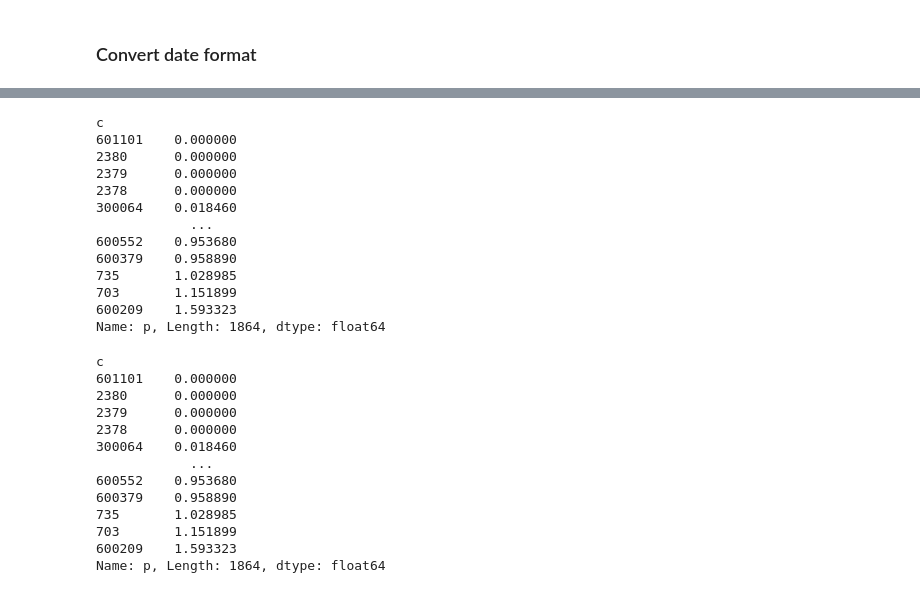
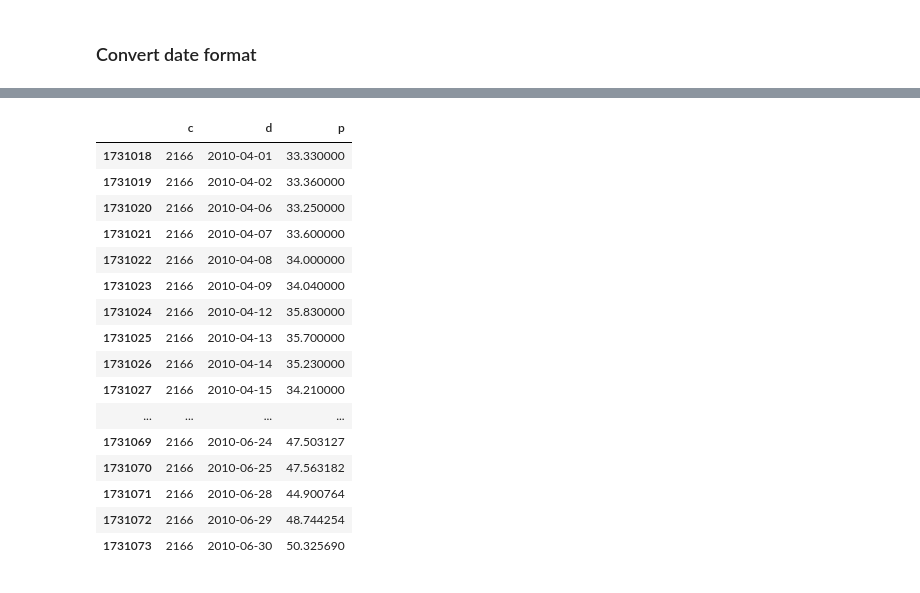
Before and after one commit to tanyanbo/academicwriting, a Jupyter notebook: academicwriting.ipynb, the cells around one changed output, grey strips where cells are left out. Drawn from its saved outputs; the diff is of its cells as text; code cells hidden in the pictures.

```diff
--- a/academicwriting.ipynb
+++ b/academicwriting.ipynb
@@ -81,37 +69,22 @@ df1q10
-# %%
-((df1q10.groupby('c').max() - df1q10.groupby('c').min())['p'] / df1q10.groupby('c').min()['p']).sort_values()
-# %% [output]
-c
-601101    0.000000
-2380      0.000000
-2379      0.000000
-2378      0.000000
-300064    0.018460
-            ...
-600552    0.953680
-600379    0.958890
-735       1.028985
-703       1.151899
-600209    1.593323
-Name: p, Length: 1864, dtype: float64
-# %%
-def divideIntoGroups(df):
-    groupedBy = df.groupby('c')
-    res = (groupedBy.max() - groupedBy.min())['p'] / groupedBy.min()['p']
-    return res.sort_values()
-
-divideIntoGroups(df1q10)
-# %% [output]
-c
-601101    0.000000
-2380      0.000000
-2379      0.000000
-2378      0.000000
-300064    0.018460
-            ...
-600552    0.953680
-600379    0.958890
-735       1.028985
-703       1.151899
-600209    1.593323
-Name: p, Length: 1864, dtype: float64
+# %%
+df1q10 = df[df['d'] <= pd.to_datetime('2010-3-31', format='%Y-%m-%d')]
+df2q10 = df[(df['d'] <= pd.to_datetime('2010-6-30', format='%Y-%m-%d')) & (df['d'] >= pd.to_datetime('2010-4-1', format='%Y-%m-%d'))]
+df2q10[df2q10['c']==2166]
+# %% [output]
+|  | c | d | p |
+| 1731018 | 2166 | 2010-04-01 | 33.330000 |
+| 1731019 | 2166 | 2010-04-02 | 33.360000 |
+| 1731020 | 2166 | 2010-04-06 | 33.250000 |
+| 1731021 | 2166 | 2010-04-07 | 33.600000 |
+| 1731022 | 2166 | 2010-04-08 | 34.000000 |
+| 1731023 | 2166 | 2010-04-09 | 34.040000 |
+| 1731024 | 2166 | 2010-04-12 | 35.830000 |
+| 1731025 | 2166 | 2010-04-13 | 35.700000 |
+| 1731026 | 2166 | 2010-04-14 | 35.230000 |
+| 1731027 | 2166 | 2010-04-15 | 34.210000 |
+| ... | ... | ... | ... |
+| 1731069 | 2166 | 2010-06-24 | 47.503127 |
+| 1731070 | 2166 | 2010-06-25 | 47.563182 |
+| 1731071 | 2166 | 2010-06-28 | 44.900764 |
+| 1731072 | 2166 | 2010-06-29 | 48.744254 |
+| 1731073 | 2166 | 2010-06-30 | 50.325690 |
```
Also changed, not shown: parts of 10 cells of this notebook.
